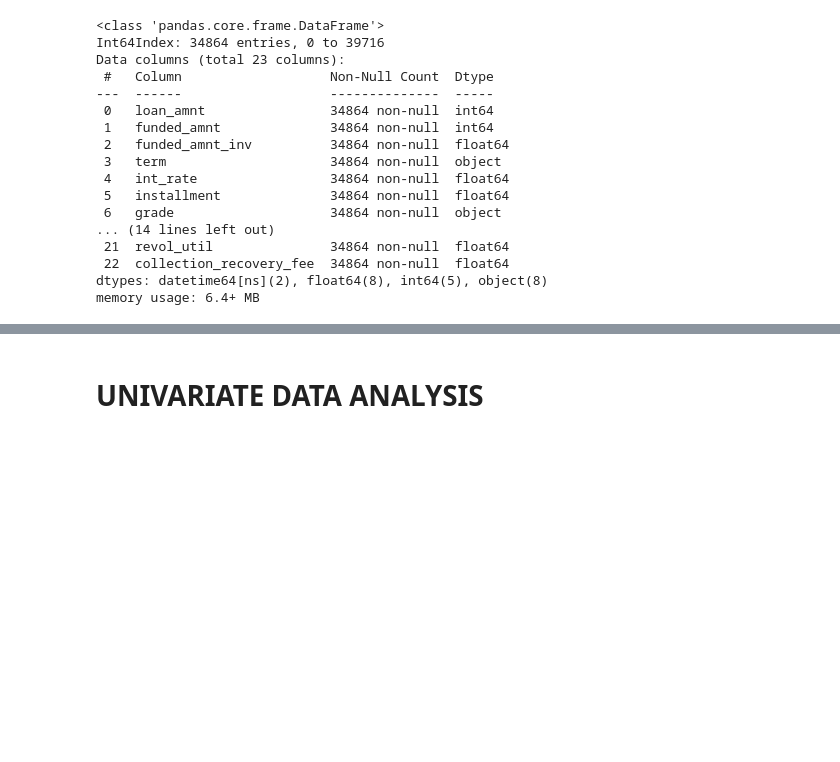
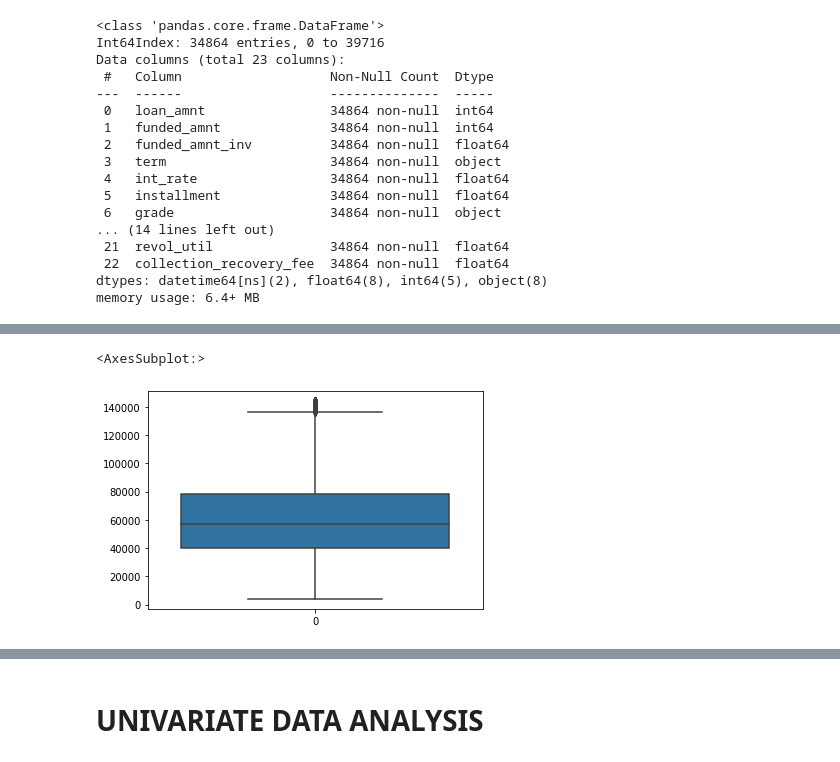
Before and after one commit to showman-sharma/LendingClubCaseStudy, a Jupyter notebook: V_S_S_Anirudh_Sharma.ipynb, the cells around one changed output, grey strips where cells are left out. Saved outputs shown, nothing was run; the diff lists cells and outputs as text; code cells hidden in the pictures; blank space fills up the shorter version.

```diff
--- a/V_S_S_Anirudh_Sharma.ipynb
+++ b/V_S_S_Anirudh_Sharma.ipynb
@@ -444,3 +445,8 @@ df.describe()
 | 50% | 9250.000000 | 9000.000000 | 8400.000000 | 11.710000 | 270.410000 | 4.000000 | 57000.000000 | 13.570000 | ... |
 | 75% | 15000.000000 | 14125.000000 | 13549.662665 | 14.270000 | 406.660000 | 9.000000 | 78501.000000 | 18.720000 | ... |
 | max | 35000.000000 | 35000.000000 | 35000.000000 | 24.110000 | 1288.100000 | 10.000000 | 144000.000000 | 29.990000 | ... |
+# %%
+sns.boxplot(df.annual_inc)
+# %% [output]
+<AxesSubplot:>
+[figure, added]
```
Also changed, not shown: parts of 6 cells of this notebook.
